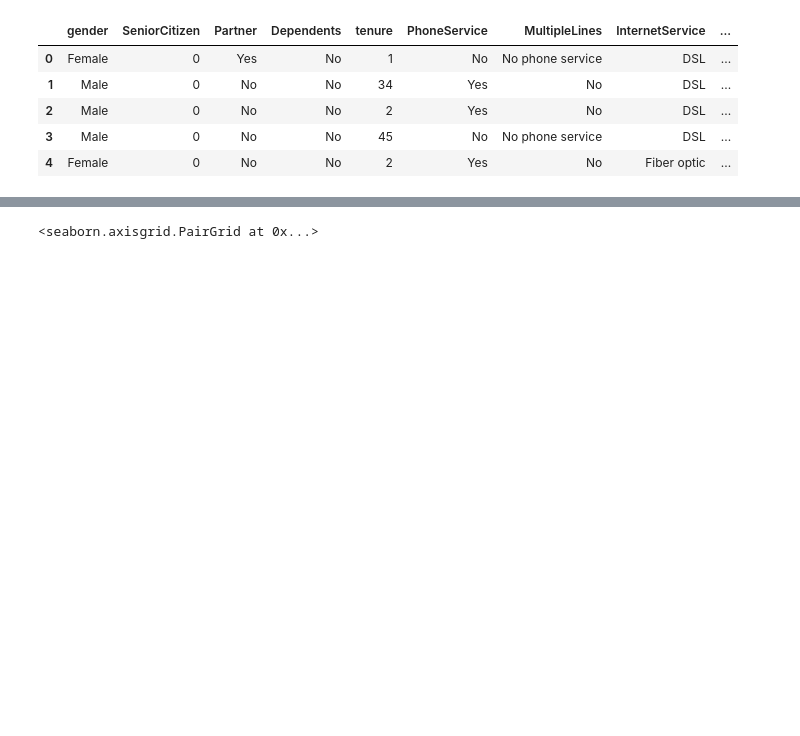
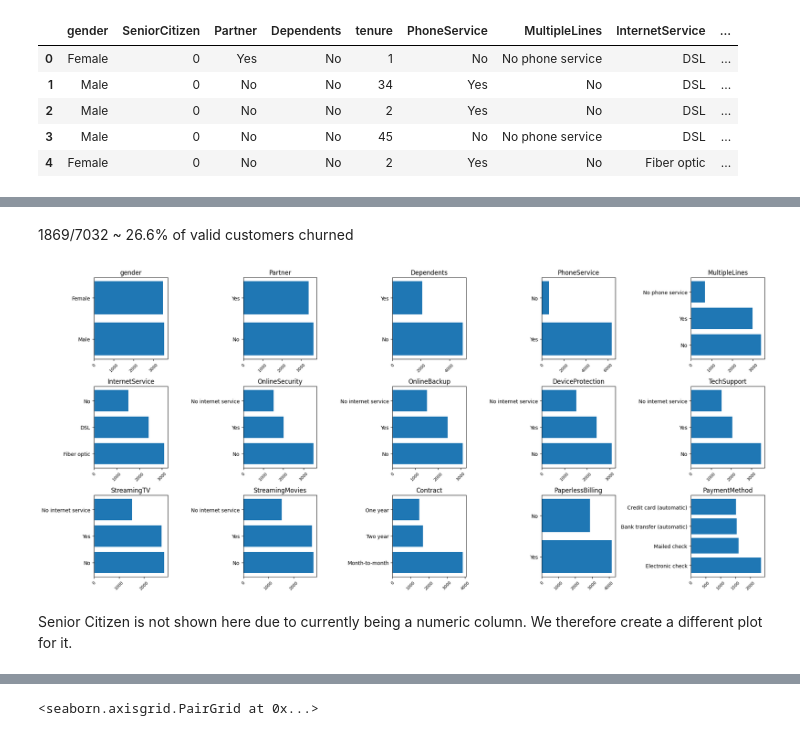
Before and after one commit to UIghodaro/vanilla-NN-Numpy-w-EDA, a Jupyter notebook: Exploratory Data Analysis/EDA.ipynb, the cells around one changed output, grey strips where cells are left out. Saved outputs shown, nothing was run; the diff lists cells and outputs as text; code cells hidden in the pictures; blank space fills up the shorter version.

```diff
--- a/Exploratory Data Analysis/EDA.ipynb
+++ b/Exploratory Data Analysis/EDA.ipynb
@@ -343,0 +325,22 @@ The final aim is to find out what items have the highest correlation/influence o
+# %% [markdown]
+1869/7032 ~ 26.6% of valid customers churned
+# %%
+cat_cols = df.select_dtypes(include=[object]).columns.tolist()
+cat_cols.remove('Churn')
+rowN = 3
+colN = int(np.ceil(len(cat_cols))/rowN)
+fig, axes = plt.subplots(rowN, colN, figsize=(4*colN, 3*rowN), squeeze = False)
+
+for i, c in enumerate(cat_cols):
+    row = i // colN
+    col = i % colN
+    axes[row][col].barh(df[c].value_counts().index.astype(str), df[c].value_counts().values)
+    axes[row][col].set_title(f'{c}')
+    axes[row][col].tick_params(axis='x', rotation=45, labelsize=8)
+
+plt.tight_layout()
+plt.show()
+# %% [output]
+[figure, added]
+# %% [markdown]
+Senior Citizen is not shown here due to currently being a numeric column. We therefore create a different plot for it.
```
Also changed, not shown: parts of 24 cells of this notebook, 2 other files.
